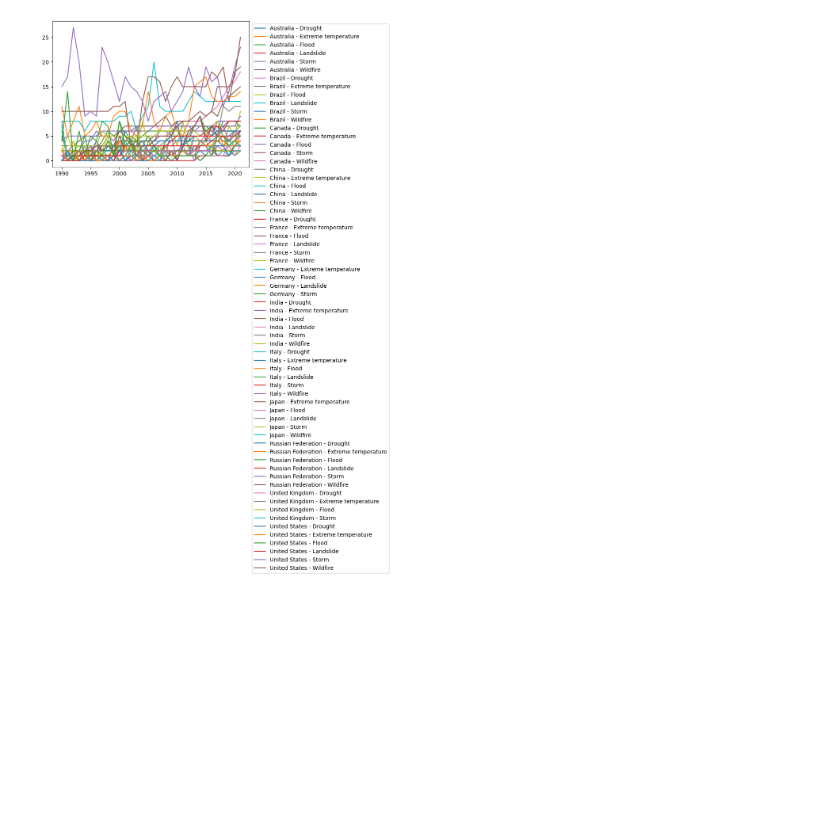
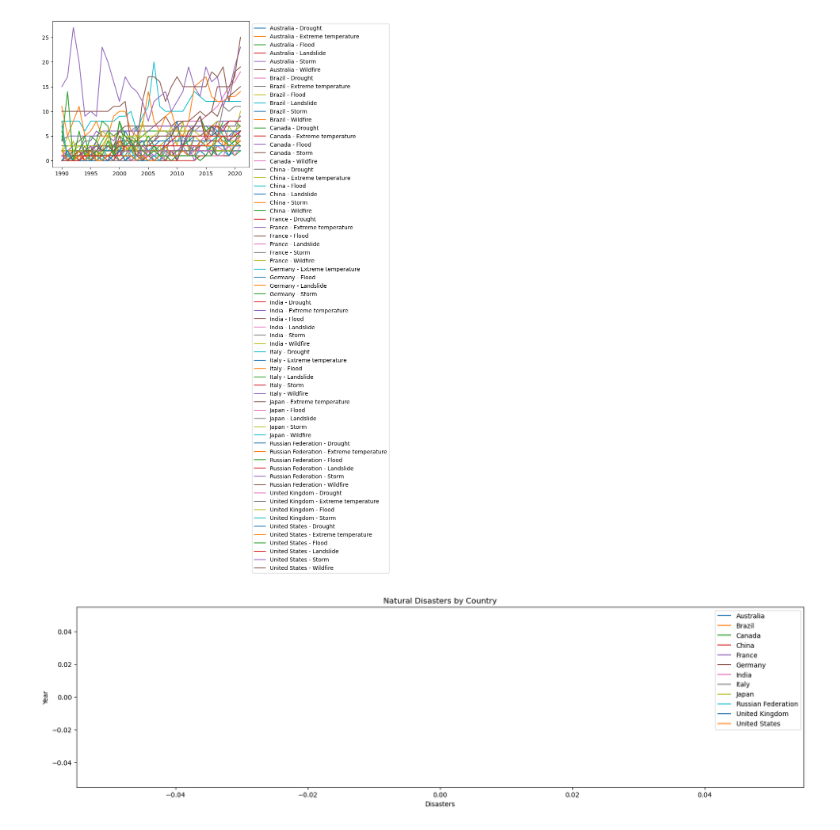
Before and after one commit to vivsarraf/Global-Warming, a Jupyter notebook: WeatherPatterns.ipynb, the cells around one changed output. Drawn from its saved outputs; the diff is of its cells as text; code cells hidden in the pictures; blank space fills up the shorter version.

```diff
--- a/WeatherPatterns.ipynb
+++ b/WeatherPatterns.ipynb
@@ -295,12 +321,14 @@ plt.show()
 # %%
 # Plot Natural Disasters for different years and countries
 plt.figure(figsize=(20, 5))
 for country in filtered_country_df['Country'].unique():
-    country_info = filtered_country_df[filtered_country_df['Country'] == country]
-    plt.plot(country_info['Disasters'], country_info['2021'], label=country)
+    country_info = filtered_country_df[filtered_country_df['Country_Disasters'] == country]
+    plt.plot(country_info['Country_Disasters'], label=country)
 
 plt.xlabel('Disasters')
 plt.ylabel('Year')
 plt.title('Natural Disasters by Country')
 plt.legend()
 plt.show()
+# %% [output]
+[figure, added]
```
Also changed, not shown: parts of 7 cells of this notebook, 3 other files.
